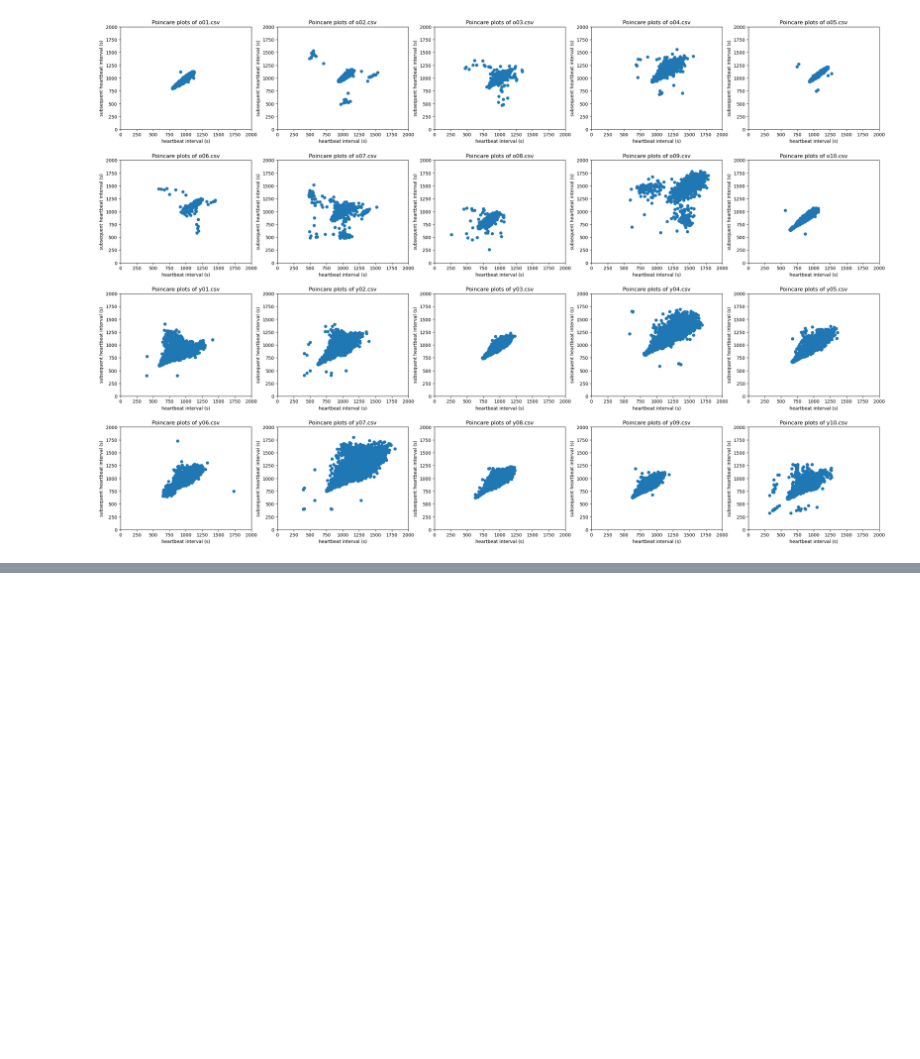
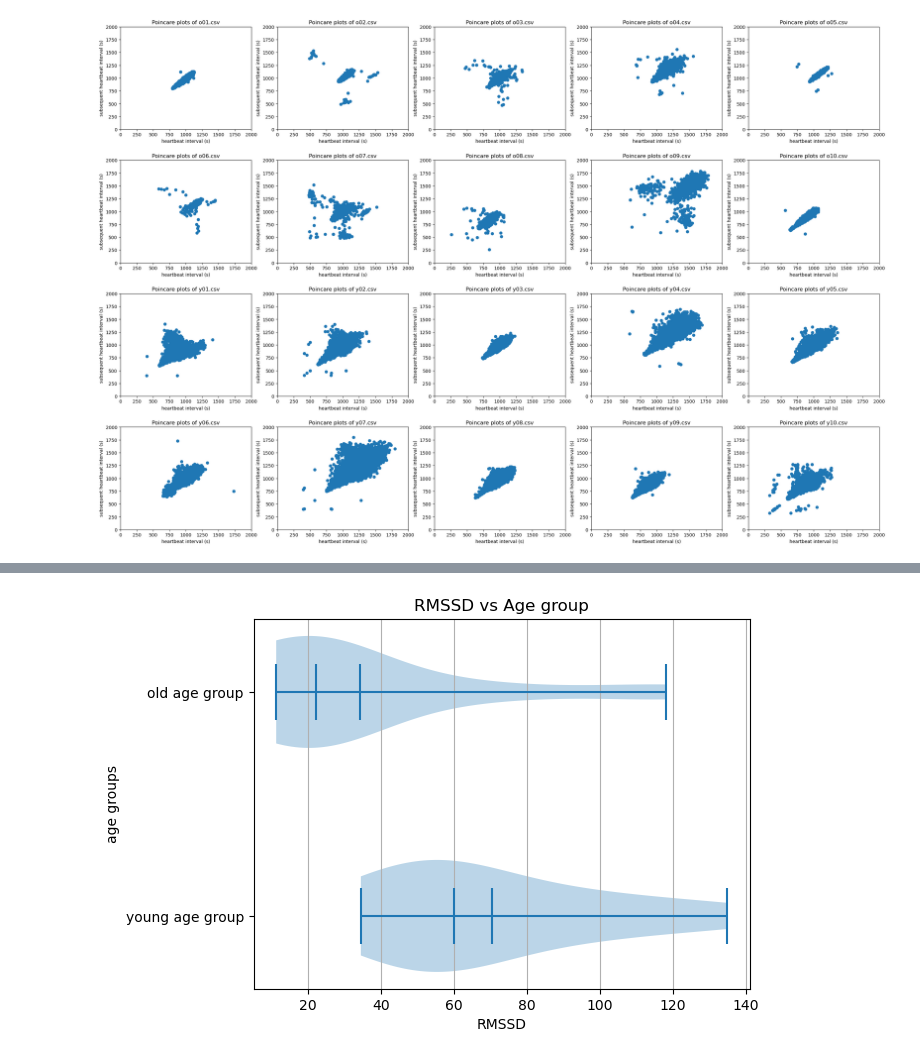
Before and after one commit to DraesonFang/HRV-Analysis, a Jupyter notebook: HRV_analysis.ipynb, the cells around one changed output, grey strips where cells are left out. Cells and saved outputs as stored; diff of their text form; code cells hidden in the pictures; blank space fills up the shorter version.

```diff
--- a/HRV_analysis.ipynb
+++ b/HRV_analysis.ipynb
@@ -106,0 +173,11 @@ TypeError: ufunc 'divide' not supported for the input types, and the inputs coul
+# %%
+# create a violin plot using data of rmssd_data_base_on_age_group
+plt.violinplot(rmssd_data_base_on_age_group,showmeans=True,showmedians=True,vert=False)
+plt.xlabel('RMSSD')
+plt.ylabel('age groups')
+plt.grid(axis='x')
+plt.title('RMSSD vs Age group')
+plt.yticks([1,2],['young age group','old age group'])
+plt.show()
+# %% [output]
+[figure, added]
```
Also changed, not shown: parts of 19 cells of this notebook.
